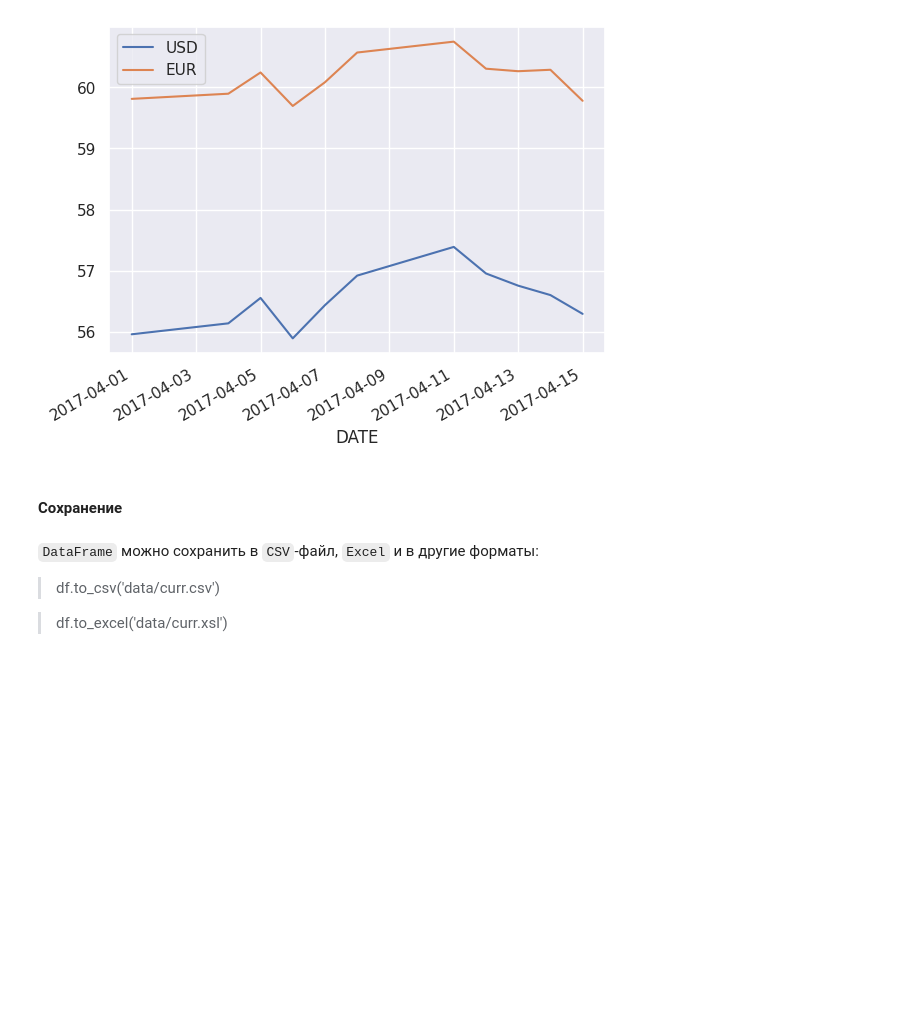
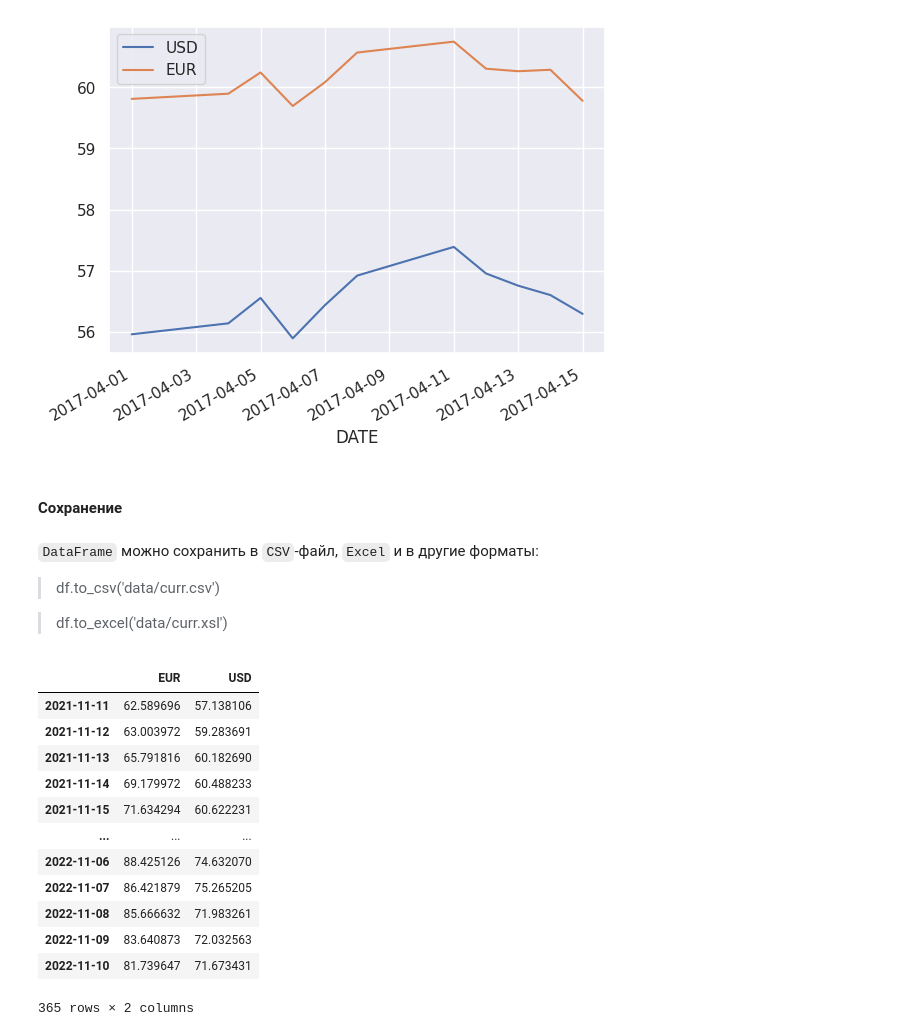
Before and after one commit to 4eckah78/python_2022_practice, a Jupyter notebook: 04.Pandas_Introduction.ipynb, the cells around one changed output. Drawn from its saved outputs; the diff is of its cells as text; code cells hidden in the pictures; blank space fills up the shorter version.

```diff
--- a/04.Pandas_Introduction.ipynb
+++ b/04.Pandas_Introduction.ipynb
@@ -326,3 +326,31 @@ df[['USD', 'EUR']].plot()
 > df.to_csv('data/curr.csv')
 
 > df.to_excel('data/curr.xsl')
+# %%
+import numpy as np
+l = 365
+
+eur = 60. + np.random.normal(0.0, 2., l).cumsum()
+usd = 55. + np.random.normal(0.0, 2., l).cumsum()
+
+df = pd.DataFrame({
+            "EUR": eur,
+            "USD":usd
+        },
+        index=pd.date_range("2021-11-11", periods=l, freq="1D")
+)
+df
+# %% [output]
+|  | EUR | USD |
+| 2021-11-11 | 62.589696 | 57.138106 |
+| 2021-11-12 | 63.003972 | 59.283691 |
+| 2021-11-13 | 65.791816 | 60.182690 |
+| 2021-11-14 | 69.179972 | 60.488233 |
+| 2021-11-15 | 71.634294 | 60.622231 |
+| ... | ... | ... |
+| 2022-11-06 | 88.425126 | 74.632070 |
+| 2022-11-07 | 86.421879 | 75.265205 |
+| 2022-11-08 | 85.666632 | 71.983261 |
+| 2022-11-09 | 83.640873 | 72.032563 |
+| 2022-11-10 | 81.739647 | 71.673431 |
+365 rows × 2 columns
```
Also changed, not shown: parts of 1 cell of this notebook, 2 other files.
